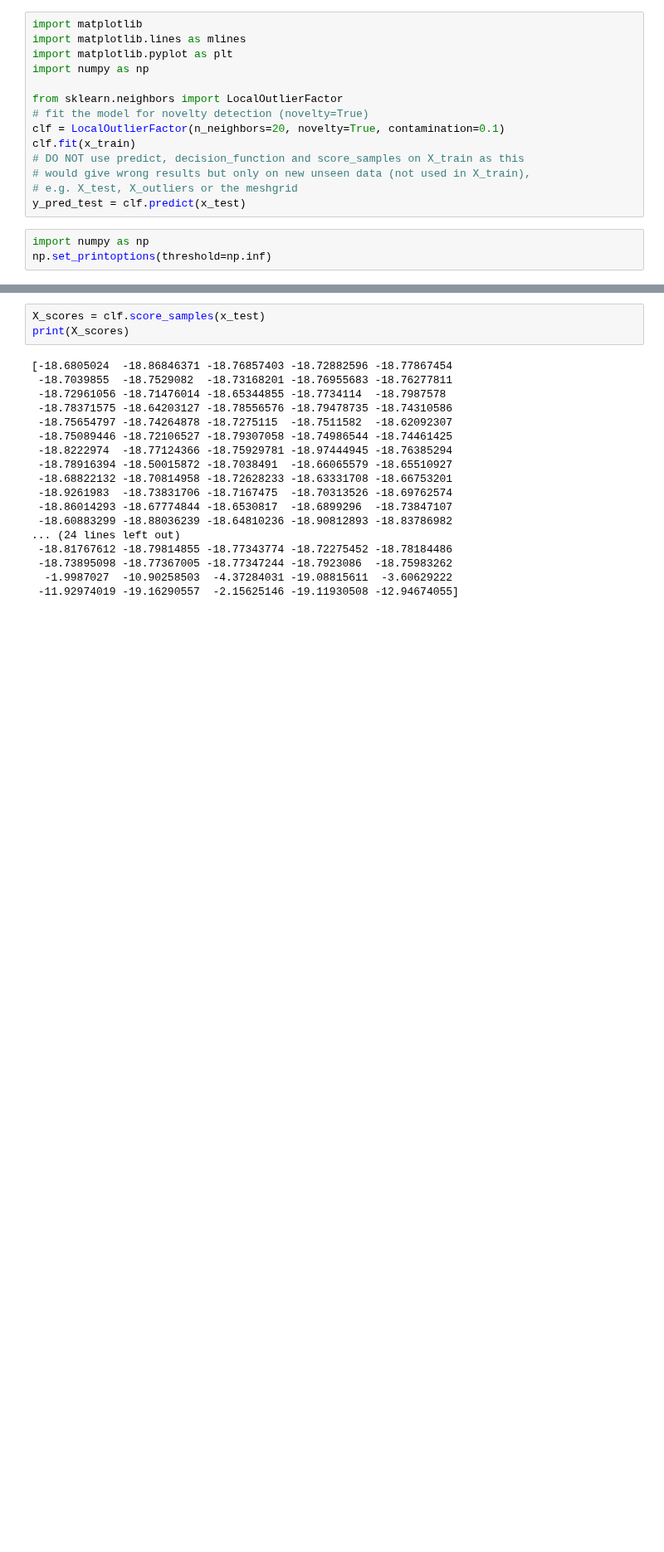
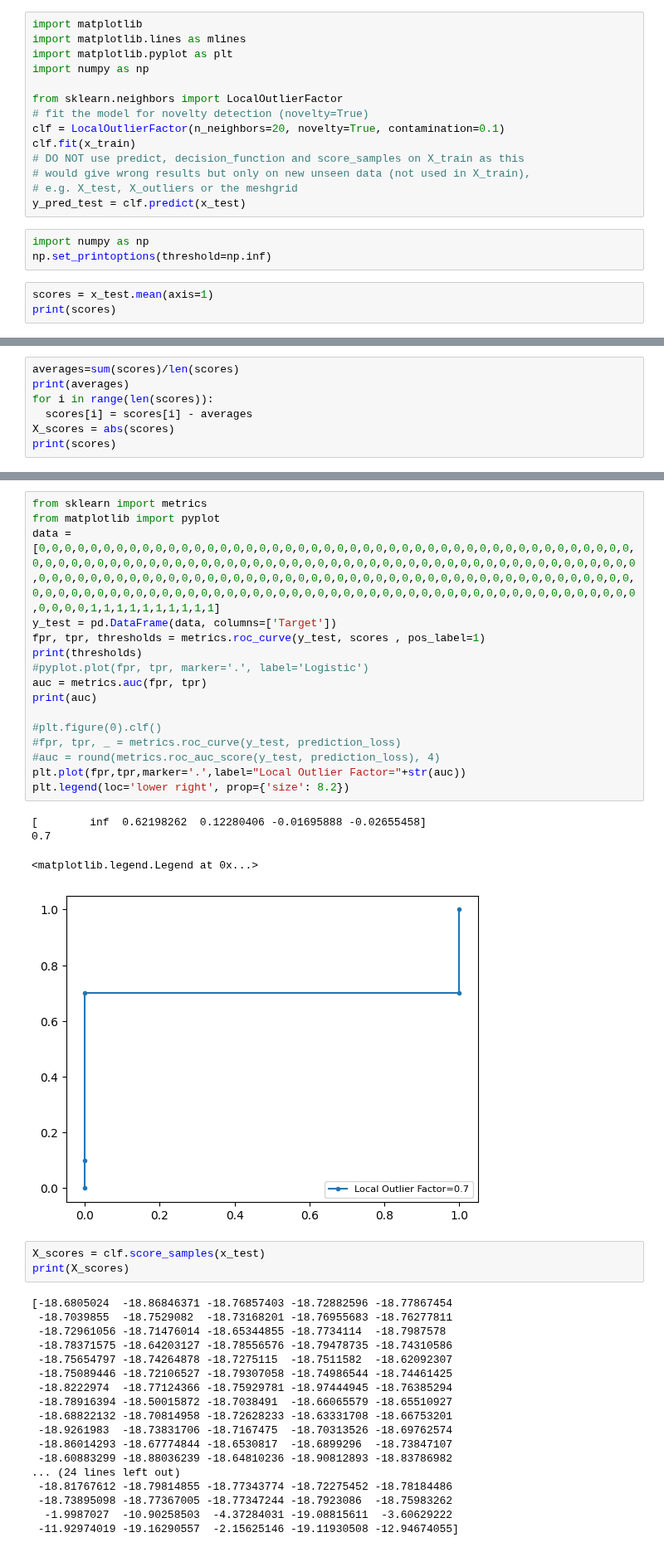
Before and after one commit to weso500/IOT-Anomaly-Detection, a Jupyter notebook: Initial_Second_Level_Learner_Masked_LOF_Novelty.ipynb, the cells around one changed output, grey strips where cells are left out. Shown at 83% size. Drawn from its saved outputs; the diff is of its cells as text; blank space fills up the shorter version.

```diff
--- a/Initial_Second_Level_Learner_Masked_LOF_Novelty.ipynb
+++ b/Initial_Second_Level_Learner_Masked_LOF_Novelty.ipynb
@@ -90,3 +90,6 @@ y_pred_test = clf.predict(x_test)
 # %%
 import numpy as np
 np.set_printoptions(threshold=np.inf)
+# %%
+scores = x_test.mean(axis=1)
+print(scores)
@@ -92,0 +109,7 @@ np.set_printoptions(threshold=np.inf)
+# %%
+averages=sum(scores)/len(scores)
+print(averages)
+for i in range(len(scores)):
+  scores[i] = scores[i] - averages
+X_scores = abs(scores)
+print(scores)
@@ -93,3 +130,24 @@ np.set_printoptions(threshold=np.inf)
+# %%
+from sklearn import metrics
+from matplotlib import pyplot
+data = [0,0,0,0,0,0,0,0,0,0,0,0,0,0,0,0,0,0,0,0,0,0,0,0,0,0,0,0,0,0,0,0,0,0,0,0,0,0,0,0,0,0,0,0,0,0,0,0,0,0,0,0,0,0,0,0,0,0,0,0,0,0,0,0,0,0,0,0,0,0,0,0,0,0,0,0,0,0,0,0,0,0,0,0,0,0,0,0,0,0,0,0,0,0,0,0,0,0,0,0,0,0,0,0,0,0,0,0,0,0,0,0,0,0,0,0,0,0,0,0,0,0,0,0,0,0,0,0,0,0,0,0,0,0,0,0,0,0,0,0,0,0,0,0,0,0,0,0,0,0,0,0,0,0,0,0,0,0,0,0,0,0,0,0,0,0,0,0,0,0,0,0,0,0,0,0,0,0,0,0,0,0,0,0,0,0,0,0,0,0,1,1,1,1,1,1,1,1,1,1]
+y_test = pd.DataFrame(data, columns=['Target'])
+fpr, tpr, thresholds = metrics.roc_curve(y_test, scores , pos_label=1)
+print(thresholds)
+#pyplot.plot(fpr, tpr, marker='.', label='Logistic')
+auc = metrics.auc(fpr, tpr)
+print(auc)
+
+#plt.figure(0).clf()
+#fpr, tpr, _ = metrics.roc_curve(y_test, prediction_loss)
+#auc = round(metrics.roc_auc_score(y_test, prediction_loss), 4)
+plt.plot(fpr,tpr,marker='.',label="Local Outlier Factor="+str(auc))
+plt.legend(loc='lower right', prop={'size': 8.2})
+# %% [output]
+[        inf  0.62198262  0.12280406 -0.01695888 -0.02655458]
+0.7
+<matplotlib.legend.Legend at 0x...>
+[figure, added]
 # %%
 X_scores = clf.score_samples(x_test)
 print(X_scores)
```
Also changed, not shown: parts of 2 cells of this notebook.
